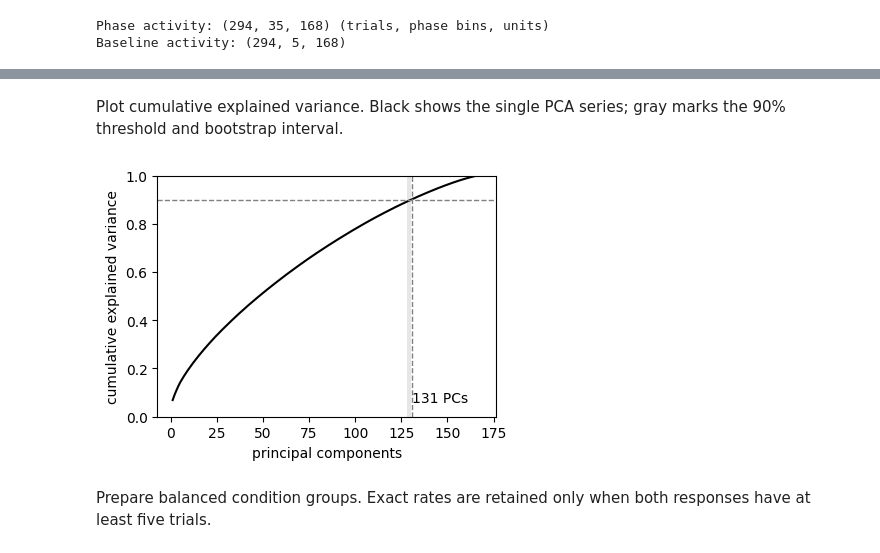
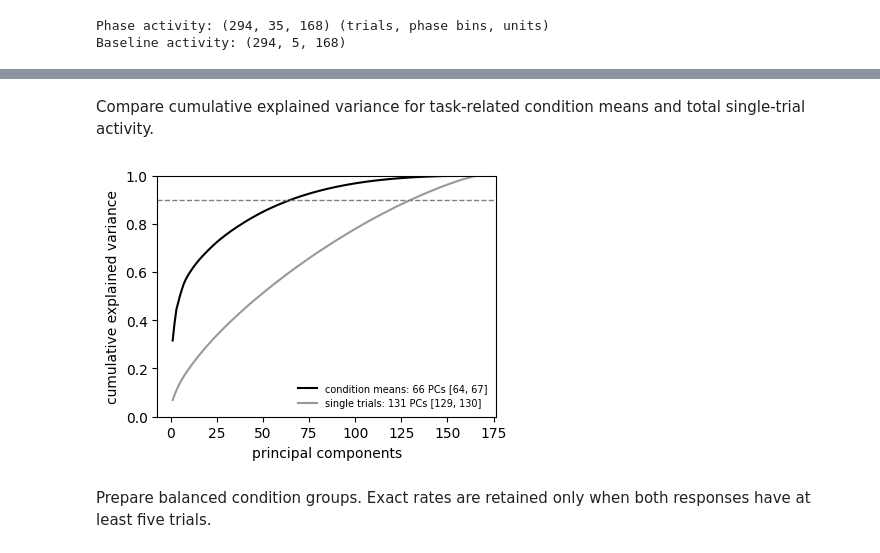
Before and after one commit to rojasgabriel/thesis, a Jupyter notebook: notebooks/ephys/population_geometry.ipynb, the cells around one changed output, grey strips where cells are left out. Drawn from its saved outputs; the diff is of its cells as text; code cells hidden in the pictures.

```diff
--- a/notebooks/ephys/population_geometry.ipynb
+++ b/notebooks/ephys/population_geometry.ipynb
@@ -51,13 +52,13 @@ SESSION = "20240821_121447"
 UNIT_CRITERIA_ID = 1
 STABILITY_PARAM_ID = 0
 
-BINWIDTH_S = 0.020
+BASELINE_BINWIDTH_S = 0.020
 SMOOTHING_SIGMA_BINS = 1.0
 PRE_STIM_S = 0.100
 N_STIM_TO_EXIT_BINS = 25
 N_EXIT_TO_RESPONSE_BINS = 10
 MIN_TRIALS_PER_RATE_RESPONSE = 5
-N_BOOTSTRAPS = 100
+N_RESAMPLES = 100
 RANDOM_SEED = 0
 
 CATEGORY_COLORS = {
@@ -145,12 +146,12 @@ def sample_balanced_indices(trials, rng, *, replace):
 
 
 rng = np.random.default_rng(RANDOM_SEED)
-pca_trial_indices = sample_balanced_indices(eligible_trials, rng, replace=False)
-pca_trials = eligible_trials.iloc[pca_trial_indices]
+balanced_trial_indices = sample_balanced_indices(eligible_trials, rng, replace=False)
+balanced_trials = eligible_trials.iloc[balanced_trial_indices]
 
-print(f"Balanced PCA trials: {len(pca_trials)}")
+print(f"Balanced PCA trials: {len(balanced_trials)}")
 display(
-    pca_trials.groupby(["stim_category", "response"], observed=True)
+    balanced_trials.groupby(["stim_category", "response"], observed=True)
     .size()
     .rename("trials")
     .unstack(fill_value=0)
@@ -170,7 +171,7 @@ spike_times_by_unit = [
     for spike_times in unit_table["spike_times_s"]
 ]
 unit_ids = unit_table["unit_id"].to_numpy(dtype=int)
-n_pre_stim_bins = round(PRE_STIM_S / BINWIDTH_S)
+n_pre_stim_bins = round(PRE_STIM_S / BASELINE_BINWIDTH_S)
 
 
 def firing_rates_in_bins(edges_s):
@@ -298,34 +363,39 @@ Observed n90 = 131; trial-bootstrap 95% interval = [128, 130]
 # %% [markdown]
-Plot cumulative explained variance. Black shows the single PCA series; gray marks the 90% threshold and bootstrap interval.
+Compare cumulative explained variance for task-related condition means and total single-trial activity.
 # %%
-cumulative_variance = np.cumsum(pca.explained_variance_ratio_)
-component_numbers = np.arange(1, len(cumulative_variance) + 1)
+signal_cumulative_variance = np.cumsum(signal_pca.explained_variance_ratio_)
+single_trial_cumulative_variance = np.cumsum(single_trial_pca.explained_variance_ratio_)
 
 fig, ax = plt.subplots(figsize=(4.2, 3.2))
-ax.axvspan(
-    bootstrap_interval[0],
-    bootstrap_interval[1],
-    color="0.9",
-    linewidth=0,
+ax.plot(
+    np.arange(1, len(signal_cumulative_variance) + 1),
+    signal_cumulative_variance,
+    color="black",
+    label=(
+        f"condition means: {signal_n_components_90} PCs "
+        f"[{signal_resampling_interval[0]:.0f}, {signal_resampling_interval[1]:.0f}]"
+    ),
 )
-ax.plot(component_numbers, cumulative_variance, color="black")
+ax.plot(
+    np.arange(1, len(single_trial_cumulative_variance) + 1),
+    single_trial_cumulative_variance,
+    color="0.6",
+    label=(
+        f"single trials: {single_trial_n_components_90} PCs "
+        f"[{single_trial_resampling_interval[0]:.0f}, "
+        f"{single_trial_resampling_interval[1]:.0f}]"
+    ),
+)
 ax.axhline(0.90, color="0.5", linestyle="--", linewidth=1)
-ax.axvline(n_components_90, color="0.5", linestyle="--", linewidth=1)
 ax.set(
     xlabel="principal components",
     ylabel="cumulative explained variance",
     ylim=(0, 1),
 )
-ax.text(
-    n_components_90,
-    0.05,
-    f"{n_components_90} PCs",
-    ha="left",
-    va="bottom",
-)
+ax.legend(frameon=False, fontsize=7)
 fig.tight_layout()
 # %% [output]
-[figure, old version]
+[figure, new version]
 # %% [markdown]
 Prepare balanced condition groups. Exact rates are retained only when both responses have at least five trials.
 # %%
```
Also changed, not shown: parts of 19 cells of this notebook, 4 other files.
